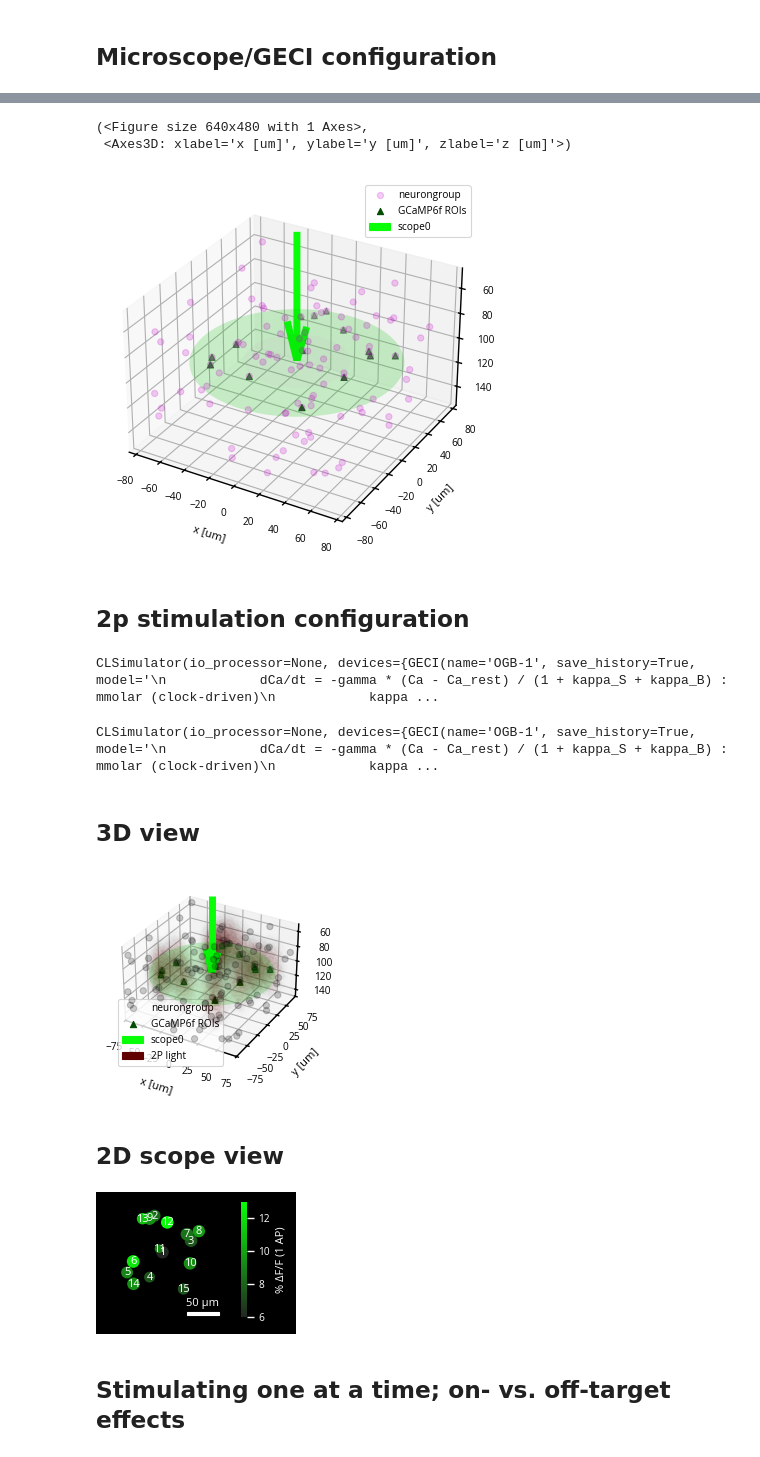
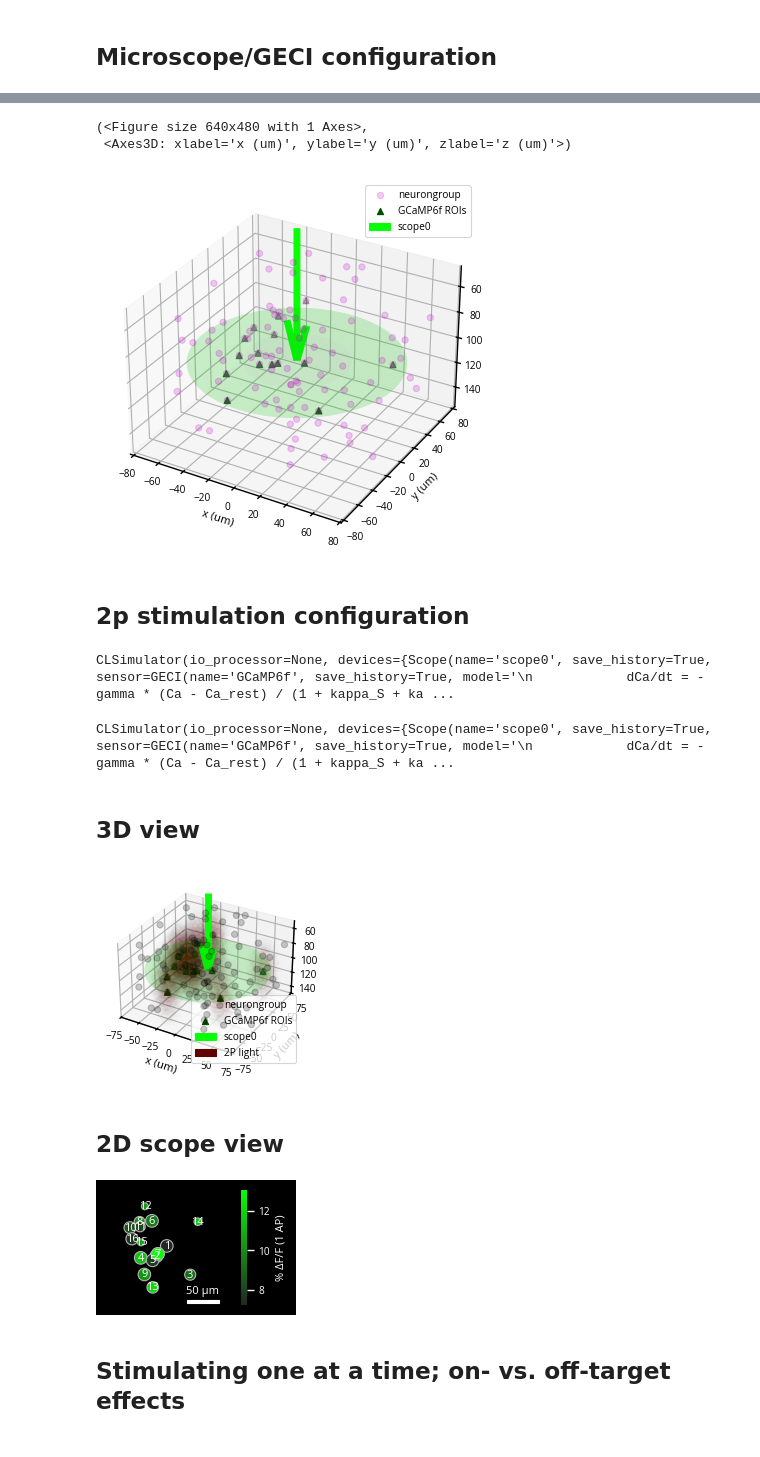
Before and after one commit to siplab-gt/cleo, a Jupyter notebook: notebooks/all_optical_fig.ipynb, the cells around one changed output, grey strips where cells are left out. Drawn from its saved outputs; the diff is of its cells as text; code cells hidden in the pictures.

```diff
--- a/notebooks/all_optical_fig.ipynb
+++ b/notebooks/all_optical_fig.ipynb
@@ -44,11 +45,12 @@ sim = cleo.CLSimulator(b2.Network(ng))
 # variable expression
 # rho_rel_gen = lambda n: rng.lognormal(0, 0.2, size=n)
 # reuse same sample to have same expression for both GECIs
-rho_rel = rng.lognormal(0, 0.2, size=100)
+rho_rel = cleo.utilities.rng.lognormal(0, 0.2, size=100)
 rho_rel_gen = lambda n: rho_rel[:n]
 
 scopes = []
 
+i_targets = None  # to ensure same targets for all scopes
 for i, geci in enumerate(
     [
         imaging.gcamp6f(doub_exp_conv=False),
@@ -62,9 +64,17 @@ for i, geci in enumerate(
         sensor=geci,
         name=f"scope{i}",
     )
-    sim.inject(scope, ng, rho_rel_generator=rho_rel_gen)
+
+    if not i_targets:
+        sim.inject(scope, ng, rho_rel_generator=rho_rel_gen)
+        i_targets = scope.i_targets_for_neuron_group(ng)
+    else:
+        scope.focus_depth = None
+        sim.inject(scope, ng, i_targets=i_targets, rho_rel_generator=rho_rel_gen)
+        assert np.all(scope.i_targets_for_neuron_group(ng) == i_targets)
     scope.inject_sensor_for_targets()
     scopes.append(scope)
-    i_targets = scope.i_targets_for_neuron_group(ng)
     print(scope.n)
+
+scope = scopes[0]  # serves as reference
 # %% [output]
@@ -76,21 +85,22 @@ for i, geci in enumerate(
 cleo.viz.plot(ng, colors=["#c500cc"], devices=[scopes[0]])
 # %% [output]
 (<Figure size 640x480 with 1 Axes>,
- <Axes3D: xlabel='x [um]', ylabel='y [um]', zlabel='z [um]'>)
+ <Axes3D: xlabel='x (um)', ylabel='y (um)', zlabel='z (um)'>)
-[figure, old version]
+[figure, new version]
 # %% [markdown]
 ## 2p stimulation configuration
 # %%
 opsin = opto.vfchrimson_4s()
-opsin.spectrum.append((1060, 0.01))
+# arbitrary value, since 2P spectrum still unsure
+# opsin.spectrum[12] = (1060, 0.001)
 sim.inject(opsin, ng)
 # %% [output]
-CLSimulator(io_processor=None, devices={GECI(name='OGB-1', save_history=True, model='\n            dCa/dt = -gamma * (Ca - Ca_rest) / (1 + kappa_S + kappa_B) : mmolar (clock-driven)\n            kappa ...
+CLSimulator(io_processor=None, devices={Scope(name='scope0', save_history=True, sensor=GECI(name='GCaMP6f', save_history=True, model='\n            dCa/dt = -gamma * (Ca - Ca_rest) / (1 + kappa_S + ka ...
 # %%
 laser = light.tp_light_from_scope(scope, wavelength=1060 * b2.nmeter, name="2P light")
 sim.inject(laser, ng)
 # %% [output]
-CLSimulator(io_processor=None, devices={GECI(name='OGB-1', save_history=True, model='\n            dCa/dt = -gamma * (Ca - Ca_rest) / (1 + kappa_S + kappa_B) : mmolar (clock-driven)\n            kappa ...
+CLSimulator(io_processor=None, devices={Scope(name='scope0', save_history=True, sensor=GECI(name='GCaMP6f', save_history=True, model='\n            dCa/dt = -gamma * (Ca - Ca_rest) / (1 + kappa_S + ka ...
 # %% [markdown]
 ## 3D view
 # %%
@@ -107,7 +117,7 @@ fig, ax = cleo.viz.plot(
 )
 fig.savefig("img/fig/all-optical-3d.svg", bbox_inches="tight", transparent=True)
 # %% [output]
-[figure, old version]
+[figure, new version]
 # %% [markdown]
 ## 2D scope view
 # %%
@@ -135,6 +145,7 @@ with plt.style.context("dark_background"):
         offsets=np.c_[x, y],
         offset_transform=ax.transData,
         cmap=cmap,
+        edgecolor="0.7",
     )
     rois.set_array(100 * scopes[0].dFF_1AP)
     ax.add_collection(rois)
@@ -149,33 +160,33 @@ with plt.style.context("dark_background"):
             ax.transData,
             scale_um,
             f"{scale_um} µm",
             "lower right",
             frameon=False,
             color="w",
             label_top=True,
             size_vertical=scale_um / 10,
         )
     )
     ax.set_axis_off()
     # annotate each neuron with its index
     for i_img, (x_, y_) in enumerate(zip(x, y)):
         ax.annotate(
             i_img + 1,
             (x_, y_),
             # (x_ + 15, y_),
             color="w",
             ha="center",
             va="center",
             annotation_clip=False,
             fontsize=8,
         )
 
     cbar = fig.colorbar(rois, label="% ΔF/F (1 AP)", drawedges=False, pad=0.1)
     cbar.outline.set_visible(False)
     # cbar.ax.yaxis.set_ticks([])
     plt.rc("svg", fonttype="none")
     fig.savefig("img/fig/all-optical-2d.svg", bbox_inches="tight", transparent=False)
 # %% [output]
-[figure, old version]
+[figure, new version]
 # %% [markdown]
 ## Stimulating one at a time; on- vs. off-target effects
```
Also changed, not shown: parts of 8 cells of this notebook, 12 other files.
